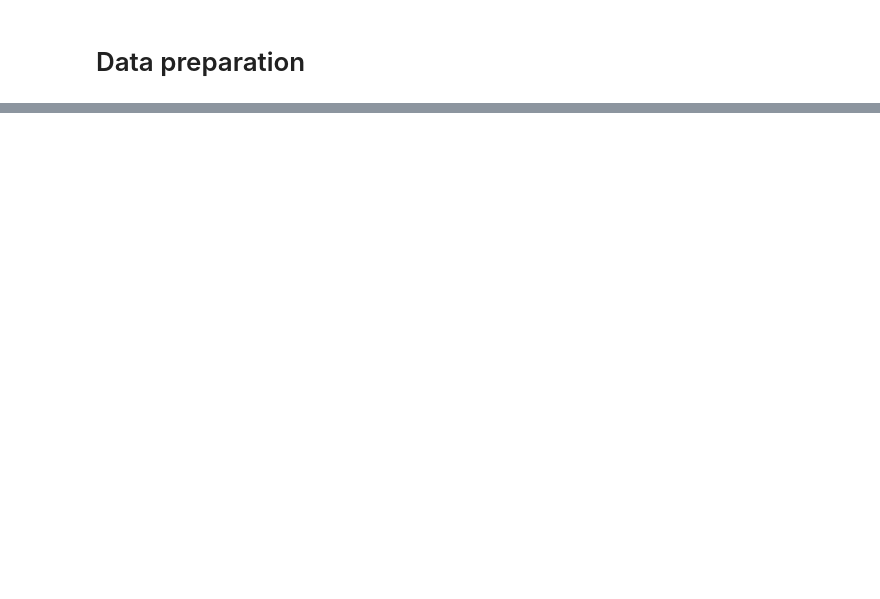
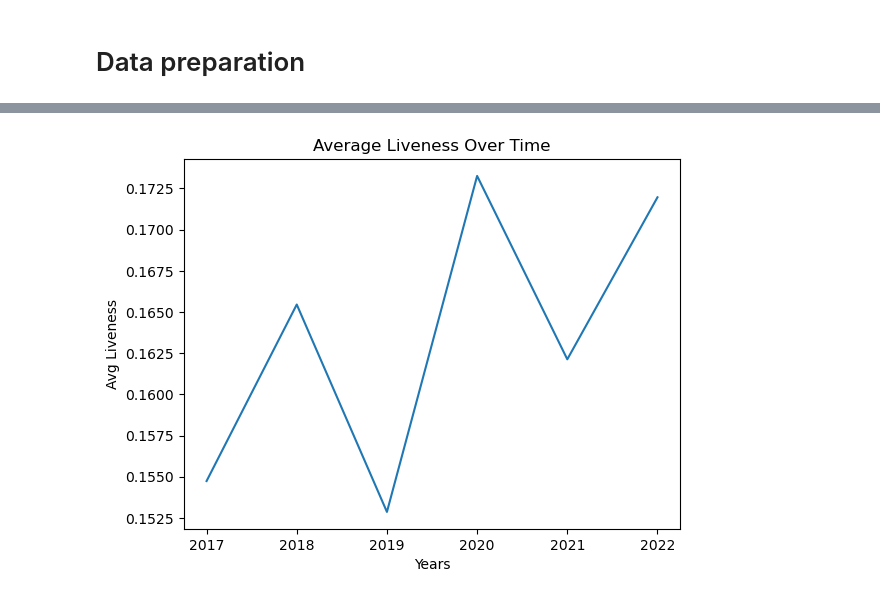
Before and after one commit to catisf/Project-1-Group-2, a Jupyter notebook: spotipy_data_prep.ipynb, the cells around one changed output, grey strips where cells are left out. Cells and saved outputs as stored; diff of their text form; code cells hidden in the pictures; blank space fills up the shorter version.

```diff
--- a/spotipy_data_prep.ipynb
+++ b/spotipy_data_prep.ipynb
@@ -88,0 +175,16 @@ complete_df.to_csv('output_data/spotipy_data.csv')
+# %%
+# Summary statistics table for Liveness
+live_mean = complete_df.groupby("Year")["liveness"].mean()
+live_median = complete_df.groupby("Year")["liveness"].median()
+live_variance = complete_df.groupby("Year")["liveness"].var()
+live_std = complete_df.groupby("Year")["liveness"].std()
+live_sem = complete_df.groupby("Year")["liveness"].sem()
+
+# Assembling the resulting series into a DataFrame
+live_df = pd.DataFrame({"Mean Liveness": live_mean,
+                        "Median Liveness": live_median,
+                        "Liveness Variance": live_variance,
+                        "Liveness Std Dev": live_std,
+                        "Liveness Std Error": live_sem})
+live_df.index.name = "Year"
+live_df
@@ -88,0 +200,10 @@ complete_df.to_csv('output_data/spotipy_data.csv')
+# %%
+live_avg_x = live_df.index
+live_avg_y = live_df["Mean Liveness"]
+plt.plot(live_avg_x, live_avg_y)
+plt.title("Average Liveness Over Time")
+plt.xlabel("Years")
+plt.ylabel("Avg Liveness")
+plt.savefig("output_data/avg_live.png")
+# %% [output]
+[figure, added]
```
Also changed, not shown: parts of 11 cells of this notebook, 7 other files.
